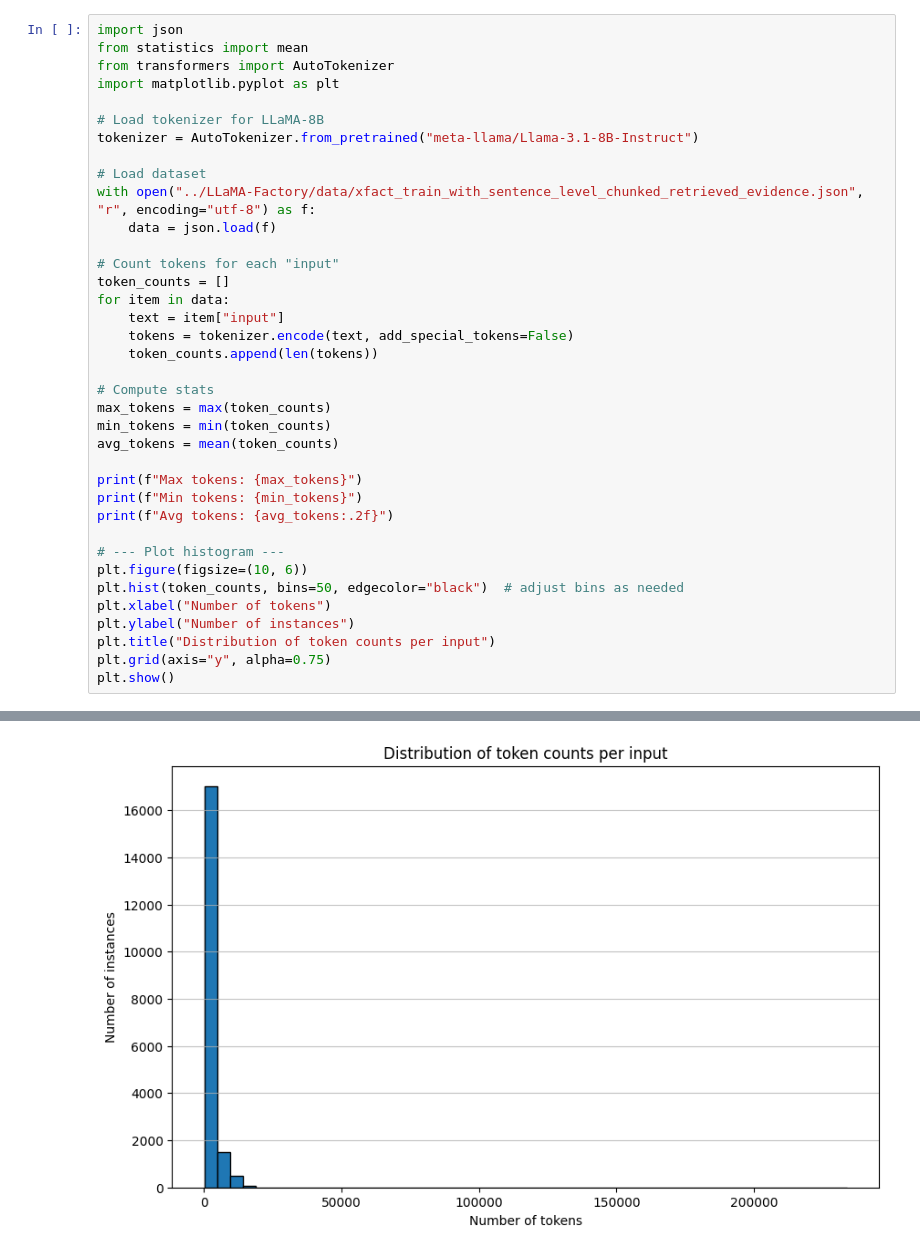
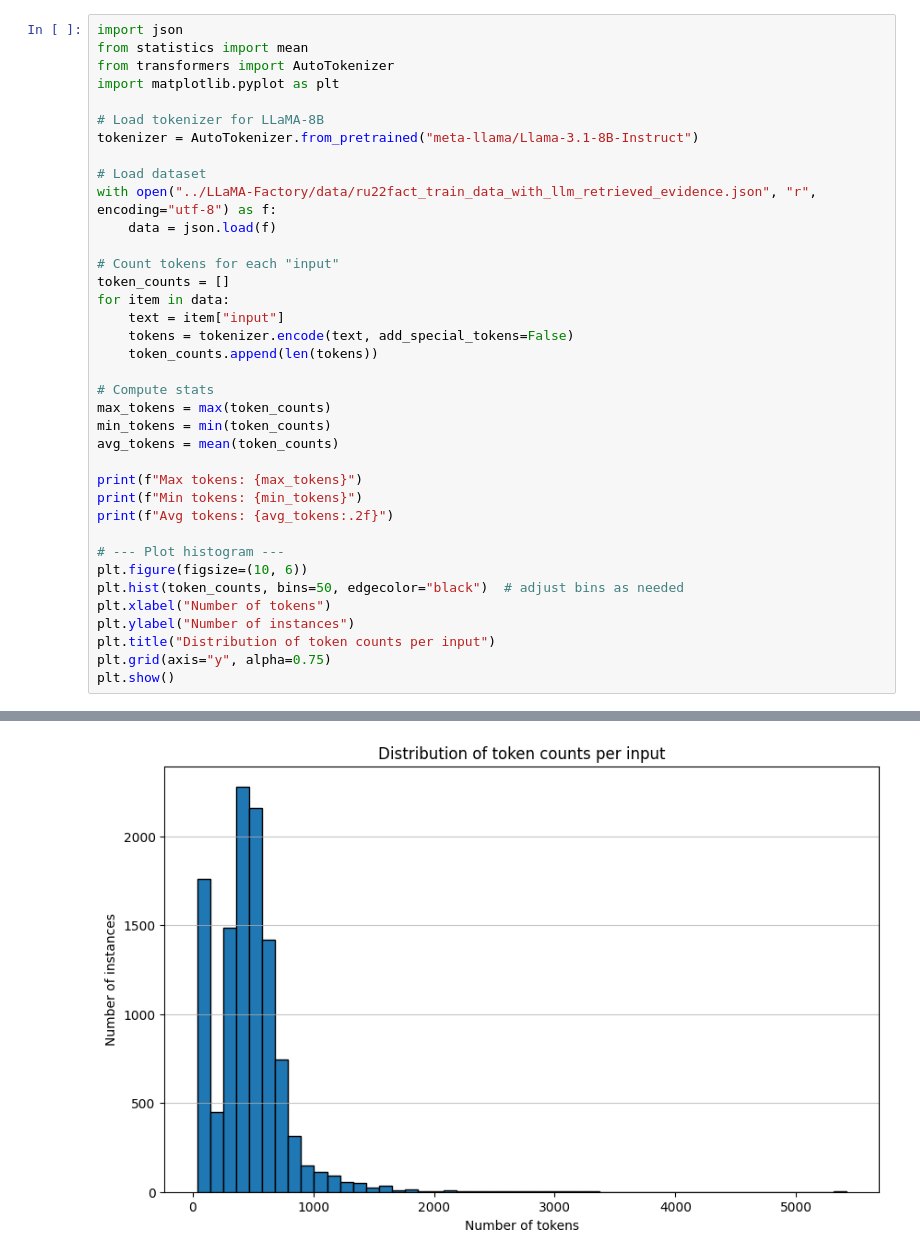
Before and after one commit to Viratsingh527/Multilingual_factchecking, a Jupyter notebook: notebooks/dataset_visualization.ipynb, the cells around one changed output, grey strips where cells are left out. Cells and saved outputs as stored; diff of their text form.

Commit message:
visualizing input length of each datapoint

```diff
--- a/notebooks/dataset_visualization.ipynb
+++ b/notebooks/dataset_visualization.ipynb
@@ -8,7 +8,7 @@ import matplotlib.pyplot as plt
 tokenizer = AutoTokenizer.from_pretrained("meta-llama/Llama-3.1-8B-Instruct")
 
 # Load dataset
-with open("../LLaMA-Factory/data/xfact_train_with_sentence_level_chunked_retrieved_evidence.json", "r", encoding="utf-8") as f:
+with open("../LLaMA-Factory/data/ru22fact_train_data_with_llm_retrieved_evidence.json", "r", encoding="utf-8") as f:
     data = json.load(f)
 
 # Count tokens for each "input"
@@ -43 +42 @@ Avg tokens: 2587.28
-[figure, old version]
+[figure, new version]
```
Also changed, not shown: parts of 6 cells of this notebook.
